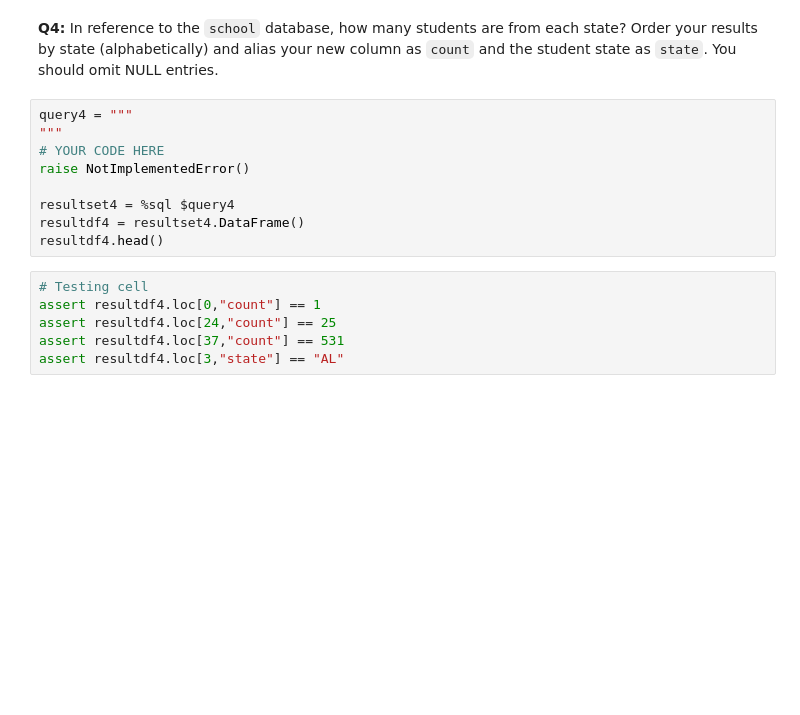
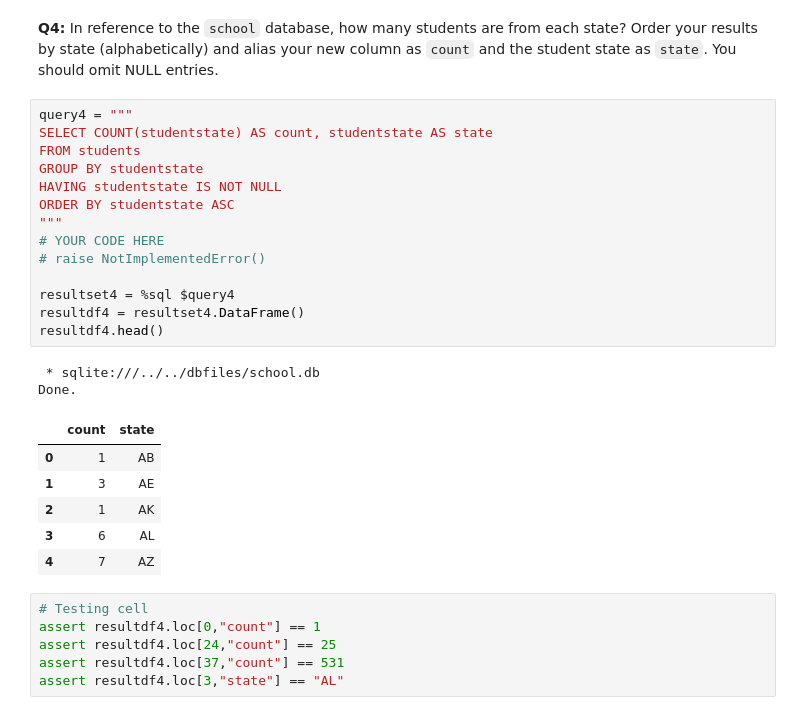
Before and after one commit to adp11/cs181-f22-student, a Jupyter notebook: hw/HW_4.c/multiple_inner.ipynb, the cells around one changed output. Cells and saved outputs as stored; diff of their text form; blank space fills up the shorter version.

```diff
--- a/hw/HW_4.c/multiple_inner.ipynb
+++ b/hw/HW_4.c/multiple_inner.ipynb
@@ -104,13 +135,27 @@ assert resultdf3.iloc[0,0] == 160
 **Q4:** In reference to the `school` database, how many students are from each state?  Order your results by state (alphabetically) and alias your new column as `count` and the student state as `state`.  You should omit NULL entries.
 # %%
 query4 = """
+SELECT COUNT(studentstate) AS count, studentstate AS state
+FROM students
+GROUP BY studentstate
+HAVING studentstate IS NOT NULL
+ORDER BY studentstate ASC
 """
 # YOUR CODE HERE
-raise NotImplementedError()
+# raise NotImplementedError()
 
 resultset4 = %sql $query4
 resultdf4 = resultset4.DataFrame()
 resultdf4.head()
+# %% [output]
+ * sqlite:///../../dbfiles/school.db
+Done.
+|  | count | state |
+| 0 | 1 | AB |
+| 1 | 3 | AE |
+| 2 | 1 | AK |
+| 3 | 6 | AL |
+| 4 | 7 | AZ |
 # %%
 # Testing cell
 assert resultdf4.loc[0,"count"] == 1
```
Also changed, not shown: parts of 11 cells of this notebook.
